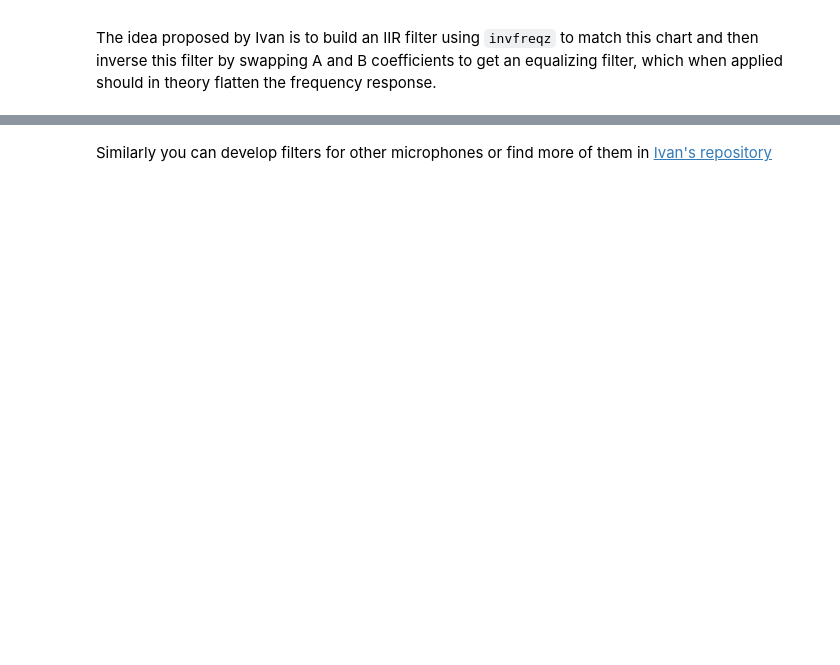
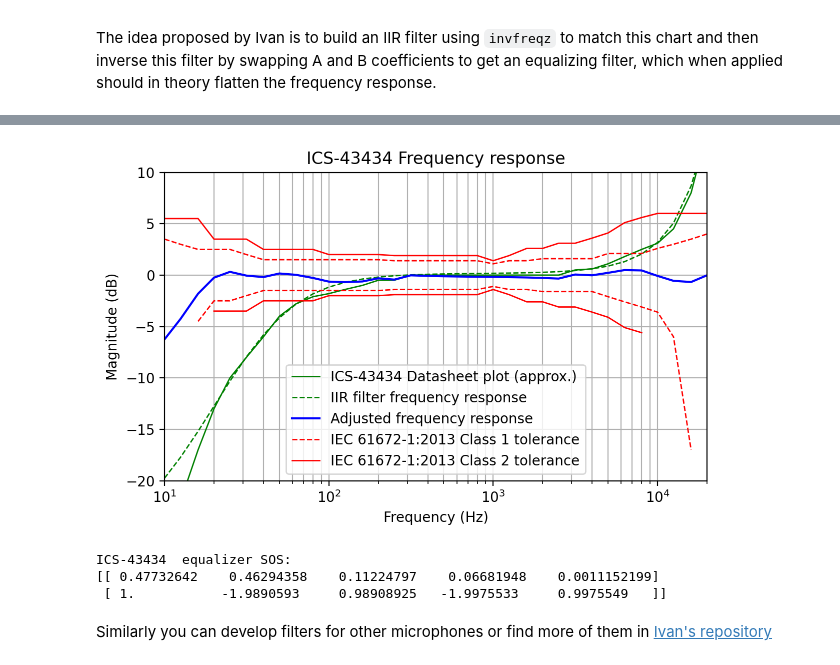
Before and after one commit to stas-sl/esphome-sound-level-meter, a Jupyter notebook: math/filter-design.ipynb, the cells around one changed output, grey strips where cells are left out. Cells and saved outputs as stored; diff of their text form; code cells hidden in the pictures; blank space fills up the shorter version.

```diff
--- a/math/filter-design.ipynb
+++ b/math/filter-design.ipynb
@@ -263,2 +263,68 @@ INMP441 equalizer SOS:
+# %%
+ds_dB = np.array([ -26,  -22,  -17,  -13,  -10,   -8,   -6,   -4, -2.8, -2.1,
+         -1.8, -1.4, -1.0, -0.5, -0.5,    0,    0,    0,    0,    0,
+            0,   0,     0,    0,    0, +0.5, +0.6, +1.1, +1.8, +2.5,
+         +3.1, +4.5, +8.0, +14.0])
+
+# These value are selected and adjusted for better curve fit
+ds_l_f = np.array([ 10,  20,   50,  100, 1000])
+ds_l_dB = np.array([-26, -12, -3.5, -1.5,    0])
+ds_h_f = np.array([ 1000, 5000, 10000, 20000])
+ds_h_dB = np.array([    0, 1.1,  3.1, 14.0])
+
+# Low frequency filter design
+# Convert Hz in rad/s and normalize for Fs
+ds_l_w = ds_l_f * ((2 * pi) / fs)
+ds_h_w = ds_h_f * ((2 * pi) / fs)
+# Convert plot decibels to magnitude
+ds_l_mag = 10 ** (ds_l_dB / 20)
+ds_h_mag = 10 ** (ds_h_dB / 20)
+
+# Estimate coefficients
+ds_l_B, ds_l_A = invfreqz(ds_l_mag, ds_l_w, 2, 2)
+ds_h_B, ds_h_A = invfreqz(ds_h_mag, ds_h_w, 2, 2)
+# Stabilize and normalize the filter
+ds_l_As = polystab(ds_l_A) * norm(ds_l_A) / norm(polystab(ds_l_A))
+ds_l_Bs = polystab(ds_l_B) * norm(ds_l_B) / norm(polystab(ds_l_B))
+ds_h_As = polystab(ds_h_A) * norm(ds_h_A) / norm(polystab(ds_h_A))
+ds_h_Bs = polystab(ds_h_B) * norm(ds_h_B) / norm(polystab(ds_h_B))
+
+ds_A = convolve(ds_l_As, ds_h_As)
+ds_B = convolve(ds_l_Bs, ds_h_Bs)
+
+_, ds_H = freqz(ds_B, ds_A, iec_f, fs=fs)
+
+# Equalizer filter, i.e. inverse from estimated transfer filter
+# Swap A and B coefficients, and normalize to ds_B[0]
+eq_B = ds_A / ds_B[0]
+eq_A = ds_B / ds_B[0]
+_, eq_H = freqz(eq_B, eq_A, iec_f, fs=fs)
+
+plt.figure(figsize=(7, 4))
+plt.semilogx(iec_f, ds_dB, 'g', lw=1, label='ICS-43434 Datasheet plot (approx.)')
+plt.semilogx(iec_f, 20 * log10(abs(ds_H)), 'g--', lw=1, label='IIR filter frequency response')
+plt.semilogx(iec_f, (ds_dB + 20 * log10(abs(eq_H))), 'b', label='Adjusted frequency response')
+plt.semilogx(iec_f, iec_c1_t_dB, 'r--', label='IEC 61672-1:2013 Class 1 tolerance', lw=1)
+plt.semilogx(iec_f, iec_c1_b_dB, 'r--', lw=1)
+plt.semilogx(iec_f, iec_c2_t_dB, 'r', label='IEC 61672-1:2013 Class 2 tolerance', lw=1)
+plt.semilogx(iec_f, iec_c2_b_dB, 'r', lw=1)
+plt.title('ICS-43434 Frequency response')
+plt.xlabel('Frequency (Hz)')
+plt.ylabel('Magnitude (dB)')
+plt.xlim([10, 20000])
+plt.ylim([-20, 10])
+plt.grid(which='both')
+plt.legend()
+plt.show()
+
+sos = tf2sos(eq_B, eq_A).astype('float32')
+
+print('ICS-43434 equalizer SOS:')
+print(sos[:, sos_coeff])
+# %% [output]
+[figure, added]
+ICS-43434  equalizer SOS:
+[[ 0.47732642    0.46294358    0.11224797    0.06681948    0.0011152199]
+ [ 1.           -1.9890593     0.98908925   -1.9975533     0.9975549   ]]
 # %% [markdown]
 Similarly you can develop filters for other microphones or find more of them in [Ivan's repository](https://github.com/ikostoski/esp32-i2s-slm/tree/master/math)
```
Also changed, not shown: parts of 3 cells of this notebook.
